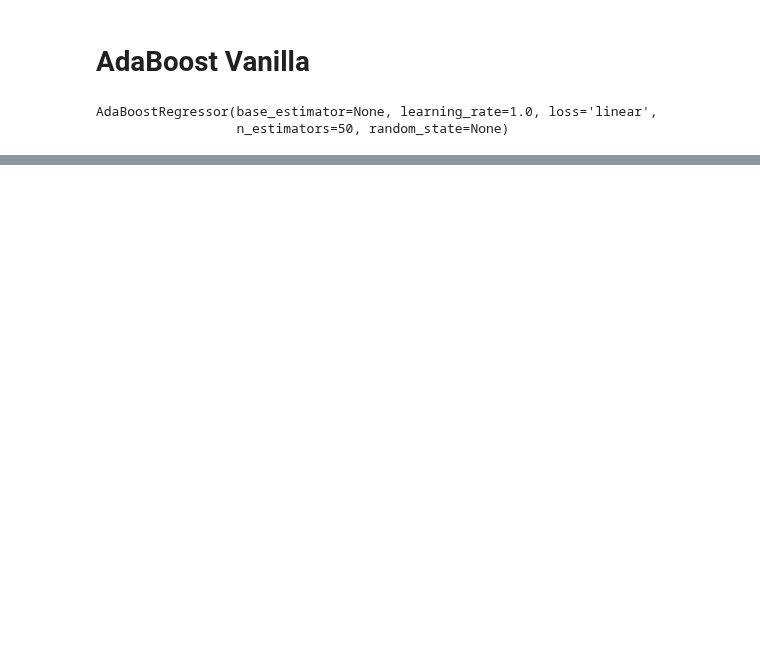
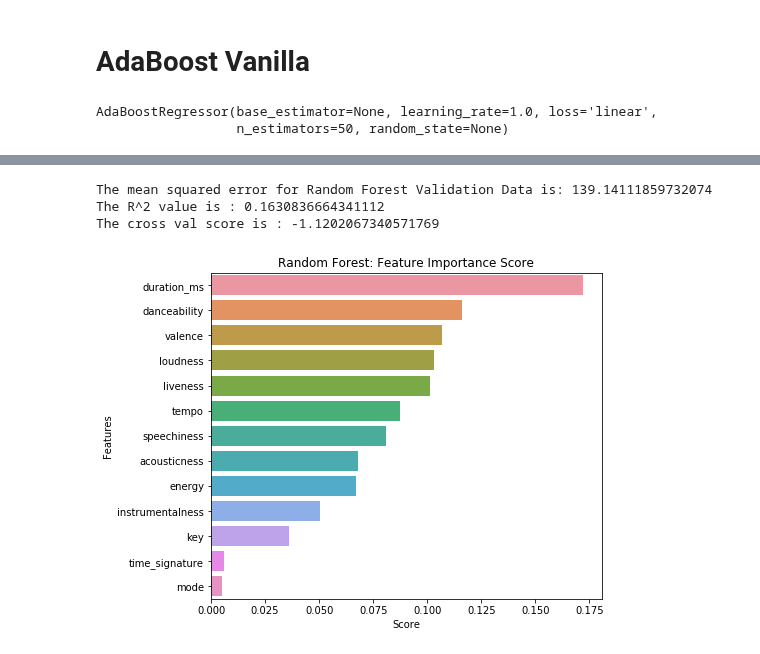
Before and after one commit to ipatel467/Spotify-Project, a Jupyter notebook: Spotify.ipynb, the cells around one changed output, grey strips where cells are left out. Saved outputs shown, nothing was run; the diff lists cells and outputs as text; code cells hidden in the pictures; blank space fills up the shorter version.

```diff
--- a/Spotify.ipynb
+++ b/Spotify.ipynb
@@ -484,0 +532,6 @@ plt.xlabel('Score');
+# %%
+# instantiate the model
+rfr = RandomForestRegressor()
+
+# fit the model to training data
+rfr.fit(X_train, y_train)
@@ -484,0 +546,25 @@ plt.xlabel('Score');
+# %%
+# Get predictions
+rfr_preds = rfr.predict(X_val)
+
+# get MSE for model
+mse_rfr = mean_squared_error(y_val, rfr_preds)
+# print Mse
+print(f'The mean squared error for Random Forest Validation Data is: {mse_rfr} ')
+print(f'The R^2 value is : {r2_score(y_val,rfr_preds)}')
+print(f'The cross val score is : {np.mean(cross_val_score(rfr,X,y, cv=3))}')
+# %% [output]
+The mean squared error for Random Forest Validation Data is: 139.14111859732074
+The R^2 value is : 0.1630836664341112
+The cross val score is : -1.1202067340571769
+# %%
+rfr_feat_imp = pd.DataFrame(rfr.feature_importances_, index=X_train.columns).sort_values(by=0,ascending=False)
+# turning it into a Dataframe makes it easier to work with
+
+plt.figure(figsize=[7,6])
+sns.barplot(y=rfr_feat_imp.index,x=rfr_feat_imp[0],orient='h');
+plt.title('Random Forest: Feature Importance Score');
+plt.ylabel('Features');
+plt.xlabel('Score');
+# %% [output]
+[figure, added]
```
Also changed, not shown: parts of 50 cells of this notebook.
